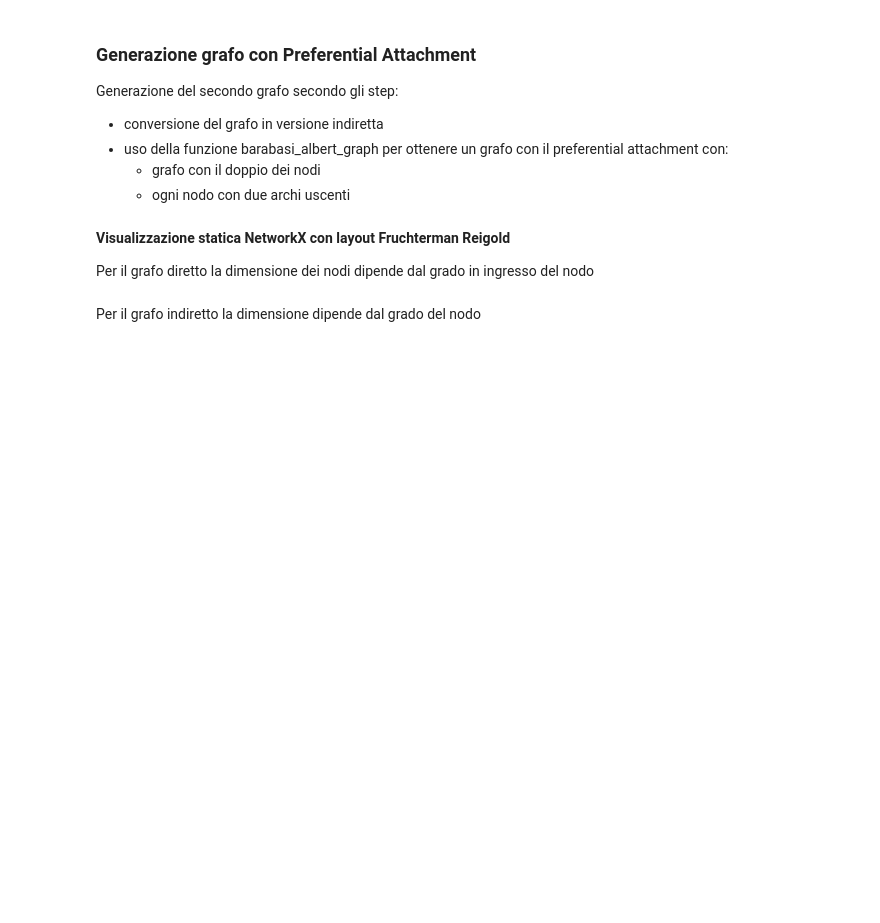
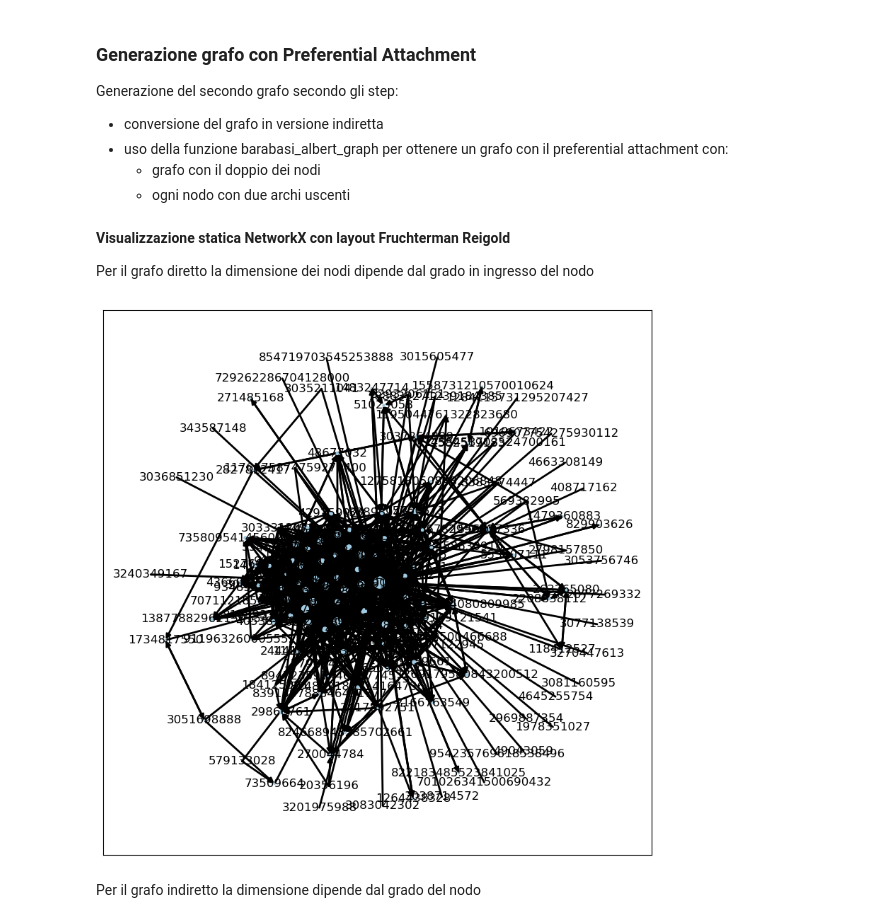
Before and after one commit to TheCancia22/Social-Computing-Project-1-2, a Jupyter notebook: progetto.ipynb, the cells around one changed output. Drawn from its saved outputs; the diff is of its cells as text; code cells hidden in the pictures; blank space fills up the shorter version.

```diff
--- a/progetto.ipynb
+++ b/progetto.ipynb
@@ -363,34 +364,25 @@ graph_preferential = nx.barabasi_albert_graph(number_of_nodes*2, 2, initial_grap
 
 Per il grafo diretto la dimensione dei nodi dipende dal grado in ingresso del nodo
 # %%
-def draw(G, pos, measures, measure_name):
-    nodes = nx.draw_networkx_nodes(G, pos, node_size=150, cmap=plt.cm.plasma,
-                                   node_color=list(measures.values()),
-                                   nodelist=measures.keys())
-    # labels = nx.draw_networkx_labels(G, pos)
-    edges = nx.draw_networkx_edges(G, pos)
-    plt.title(measure_name)
-    plt.colorbar(nodes)
-    plt.axis('off')
-    plt.show()
-
 in_degree_weight = []
 for node in social_graph.nodes():
-    in_degree_weight.append(social_graph.in_degree[nodes])
+    in_degree_weight.append(social_graph.in_degree[node])
 
 
 rcParams['figure.figsize'] = 10, 10
 nx.draw_networkx(
     social_graph,
     pos=nx.spring_layout(social_graph),
     node_color='#A0CBE2',
     width=2,
     edge_cmap=plt.cm.Blues,
     with_labels=True,
     node_size = in_degree_weight
 )
-plt.savefig("social_graph.pdf")
+plt.savefig(out_folder+"/social_graph.pdf")
 plt.show()
+# %% [output]
+[figure, added]
 # %% [markdown]
 Per il grafo indiretto la dimensione dipende dal grado del nodo
 # %%
```
Also changed, not shown: parts of 7 cells of this notebook, 4 other files.
